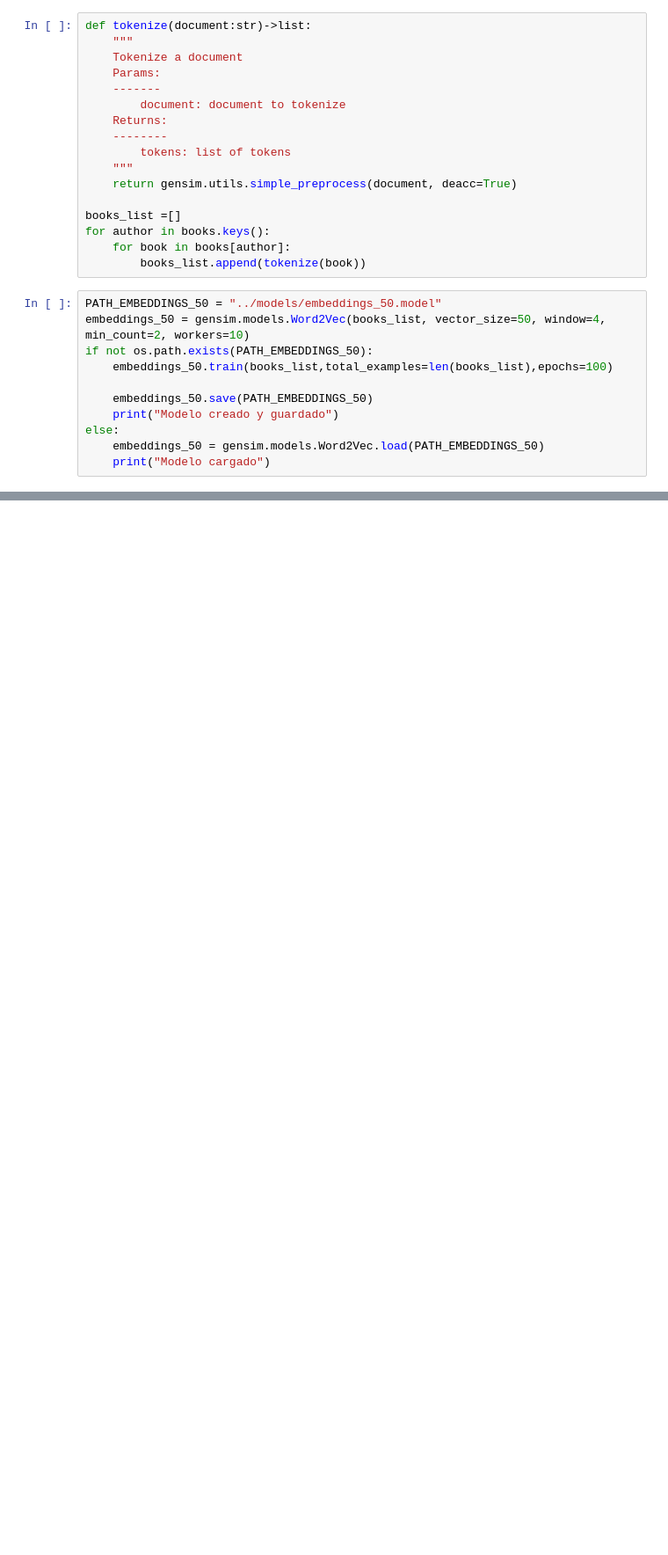
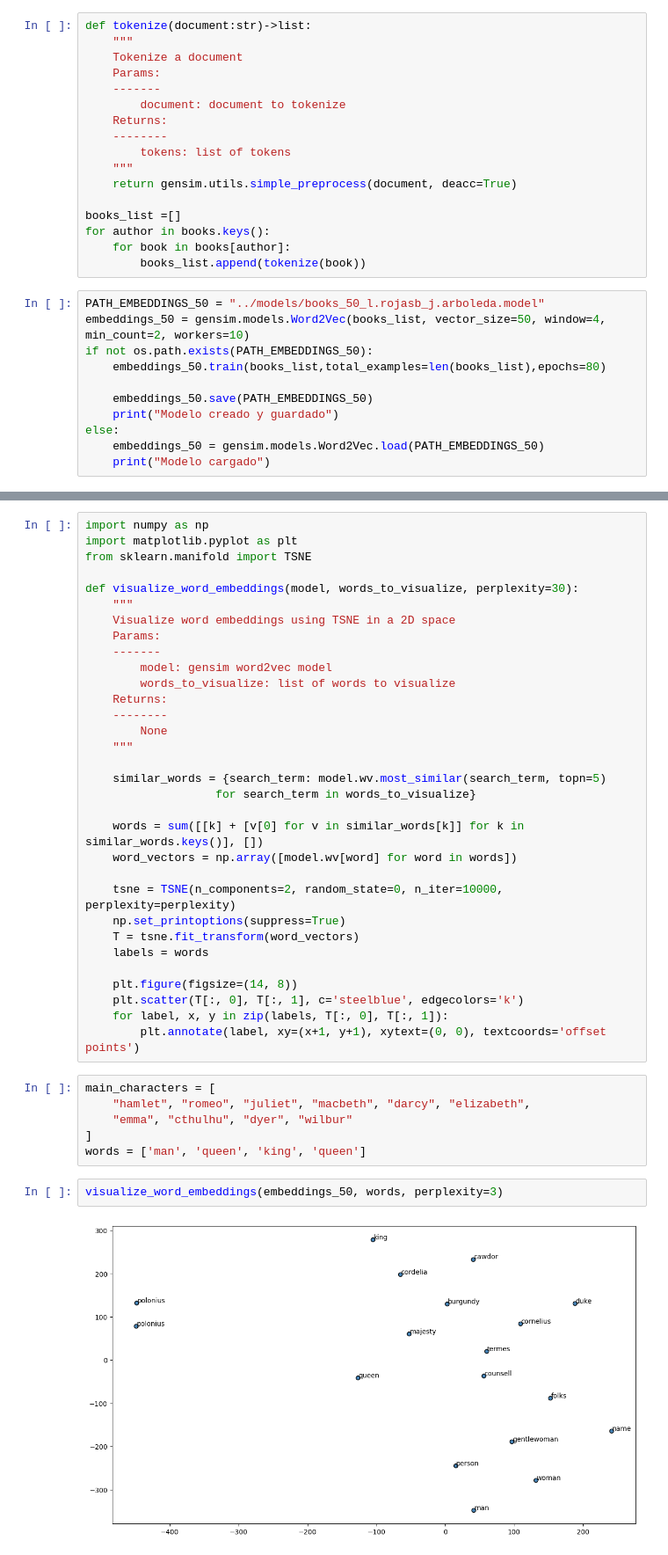
Before and after one commit to luccasrojas/NLP-Tarea4, a Jupyter notebook: src/tarea4.ipynb, the cells around one changed output, grey strips where cells are left out. Shown: that part at 88% size. Cells and saved outputs as stored; diff of their text form; blank space fills up the shorter version.

```diff
--- a/src/tarea4.ipynb
+++ b/src/tarea4.ipynb
@@ -81,10 +80,10 @@ for author in books.keys():
     for book in books[author]:
         books_list.append(tokenize(book))
 # %%
-PATH_EMBEDDINGS_50 = "../models/embeddings_50.model"
+PATH_EMBEDDINGS_50 = "../models/books_50_l.rojasb_j.arboleda.model"
 embeddings_50 = gensim.models.Word2Vec(books_list, vector_size=50, window=4, min_count=2, workers=10)
 if not os.path.exists(PATH_EMBEDDINGS_50):
-    embeddings_50.train(books_list,total_examples=len(books_list),epochs=100)
+    embeddings_50.train(books_list,total_examples=len(books_list),epochs=80)
 
     embeddings_50.save(PATH_EMBEDDINGS_50)
     print("Modelo creado y guardado")
@@ -114,0 +140,42 @@ embeddings_100 = gensim.models.Word2Vec(books_list, size=100, window=4, min_coun
+# %%
+import numpy as np
+import matplotlib.pyplot as plt
+from sklearn.manifold import TSNE
+
+def visualize_word_embeddings(model, words_to_visualize, perplexity=30):
+    """
+    Visualize word embeddings using TSNE in a 2D space
+    Params:
+    -------
+        model: gensim word2vec model
+        words_to_visualize: list of words to visualize
+    Returns:
+    --------
+        None
+    """
+
+    similar_words = {search_term: model.wv.most_similar(search_term, topn=5)
+                   for search_term in words_to_visualize}
+
+    words = sum([[k] + [v[0] for v in similar_words[k]] for k in similar_words.keys()], [])
+    word_vectors = np.array([model.wv[word] for word in words])
+
+    tsne = TSNE(n_components=2, random_state=0, n_iter=10000, perplexity=perplexity)
+    np.set_printoptions(suppress=True)
+    T = tsne.fit_transform(word_vectors)
+    labels = words
+
+    plt.figure(figsize=(14, 8))
+    plt.scatter(T[:, 0], T[:, 1], c='steelblue', edgecolors='k')
+    for label, x, y in zip(labels, T[:, 0], T[:, 1]):
+        plt.annotate(label, xy=(x+1, y+1), xytext=(0, 0), textcoords='offset points')
+# %%
+main_characters = [
+    "hamlet", "romeo", "juliet", "macbeth", "darcy", "elizabeth",
+    "emma", "cthulhu", "dyer", "wilbur"
+]
+words = ['man', 'queen', 'king', 'queen']
+# %%
+visualize_word_embeddings(embeddings_50, words, perplexity=3)
+# %% [output]
+[figure, added]
```
Also changed, not shown: parts of 31 cells of this notebook, 3 other files.
